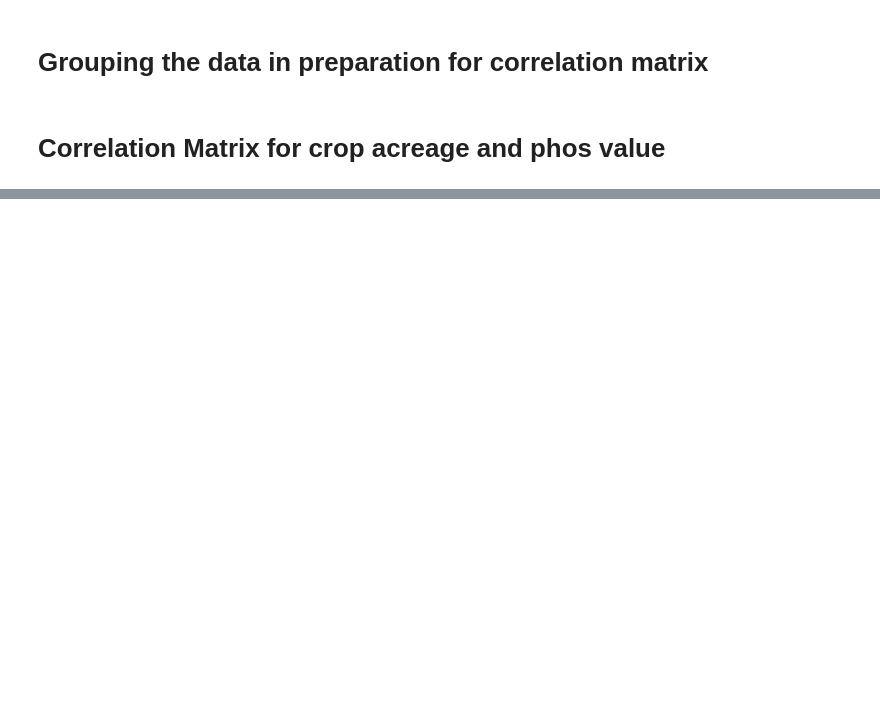
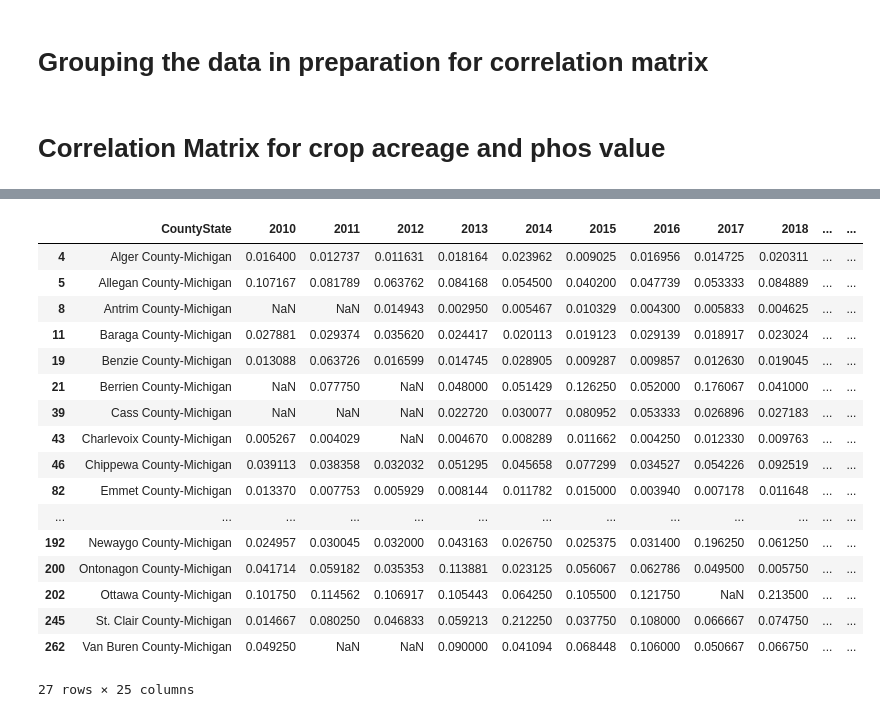
Before and after one commit to caroseca/troubled_waters, a Jupyter notebook: 02 - data analysis.ipynb, the cells around one changed output, grey strips where cells are left out. Drawn from its saved outputs; the diff is of its cells as text; code cells hidden in the pictures; blank space fills up the shorter version.

```diff
--- a/02 - data analysis.ipynb
+++ b/02 - data analysis.ipynb
@@ -44,0 +507,20 @@ plt.savefig('corr.png', bbox_inches='tight', pad_inches=0.0)
+# %%
+imputed_df_copy = imputed_df.copy()
+imputed_df_copy.reset_index(inplace=True)
+imputed_df_copy.drop(columns="CountyState", inplace=True)
+# %%
+numpy_arrays = imputed_df_copy.values
+# %%
+# Function to perform Mann-Kendall Trend Test on each time series in the dataset
+def mann_kendall_test(data):
+    results = []
+    for i, row in enumerate(data):
+        result = mk.original_test(row)
+        results.append({'Time Series': f'Time Series {i+1}', 'Trend': result.trend,
+                        'Slope': result.slope, 'Intercept': result.intercept, 'p-value': result.p})
+    return pd.DataFrame(results)
+
+# Perform Mann-Kendall Trend Test on the dataset
+results_df = mann_kendall_test(numpy_arrays)
+
+print(results_df)
@@ -44,0 +635,2 @@ plt.savefig('corr.png', bbox_inches='tight', pad_inches=0.0)
+# %%
+metrics = pd.merge(metrics, results_df, on='CountyState')
@@ -44,0 +653,21 @@ plt.savefig('corr.png', bbox_inches='tight', pad_inches=0.0)
+# %%
+metrics[metrics['State'] == "Michigan"]
+# %% [output]
+|  | CountyState | 2010 | 2011 | 2012 | 2013 | 2014 | 2015 | 2016 | 2017 | 2018 | ... | ... |
+| 4 | Alger County-Michigan | 0.016400 | 0.012737 | 0.011631 | 0.018164 | 0.023962 | 0.009025 | 0.016956 | 0.014725 | 0.020311 | ... | ... |
+| 5 | Allegan County-Michigan | 0.107167 | 0.081789 | 0.063762 | 0.084168 | 0.054500 | 0.040200 | 0.047739 | 0.053333 | 0.084889 | ... | ... |
+| 8 | Antrim County-Michigan | NaN | NaN | 0.014943 | 0.002950 | 0.005467 | 0.010329 | 0.004300 | 0.005833 | 0.004625 | ... | ... |
+| 11 | Baraga County-Michigan | 0.027881 | 0.029374 | 0.035620 | 0.024417 | 0.020113 | 0.019123 | 0.029139 | 0.018917 | 0.023024 | ... | ... |
+| 19 | Benzie County-Michigan | 0.013088 | 0.063726 | 0.016599 | 0.014745 | 0.028905 | 0.009287 | 0.009857 | 0.012630 | 0.019045 | ... | ... |
+| 21 | Berrien County-Michigan | NaN | 0.077750 | NaN | 0.048000 | 0.051429 | 0.126250 | 0.052000 | 0.176067 | 0.041000 | ... | ... |
+| 39 | Cass County-Michigan | NaN | NaN | NaN | 0.022720 | 0.030077 | 0.080952 | 0.053333 | 0.026896 | 0.027183 | ... | ... |
+| 43 | Charlevoix County-Michigan | 0.005267 | 0.004029 | NaN | 0.004670 | 0.008289 | 0.011662 | 0.004250 | 0.012330 | 0.009763 | ... | ... |
+| 46 | Chippewa County-Michigan | 0.039113 | 0.038358 | 0.032032 | 0.051295 | 0.045658 | 0.077299 | 0.034527 | 0.054226 | 0.092519 | ... | ... |
+| 82 | Emmet County-Michigan | 0.013370 | 0.007753 | 0.005929 | 0.008144 | 0.011782 | 0.015000 | 0.003940 | 0.007178 | 0.011648 | ... | ... |
+| ... | ... | ... | ... | ... | ... | ... | ... | ... | ... | ... | ... | ... |
+| 192 | Newaygo County-Michigan | 0.024957 | 0.030045 | 0.032000 | 0.043163 | 0.026750 | 0.025375 | 0.031400 | 0.196250 | 0.061250 | ... | ... |
+| 200 | Ontonagon County-Michigan | 0.041714 | 0.059182 | 0.035353 | 0.113881 | 0.023125 | 0.056067 | 0.062786 | 0.049500 | 0.005750 | ... | ... |
+| 202 | Ottawa County-Michigan | 0.101750 | 0.114562 | 0.106917 | 0.105443 | 0.064250 | 0.105500 | 0.121750 | NaN | 0.213500 | ... | ... |
+| 245 | St. Clair County-Michigan | 0.014667 | 0.080250 | 0.046833 | 0.059213 | 0.212250 | 0.037750 | 0.108000 | 0.066667 | 0.074750 | ... | ... |
+| 262 | Van Buren County-Michigan | 0.049250 | NaN | NaN | 0.090000 | 0.041094 | 0.068448 | 0.106000 | 0.050667 | 0.066750 | ... | ... |
+27 rows × 25 columns
```
Also changed, not shown: parts of 51 cells of this notebook.
